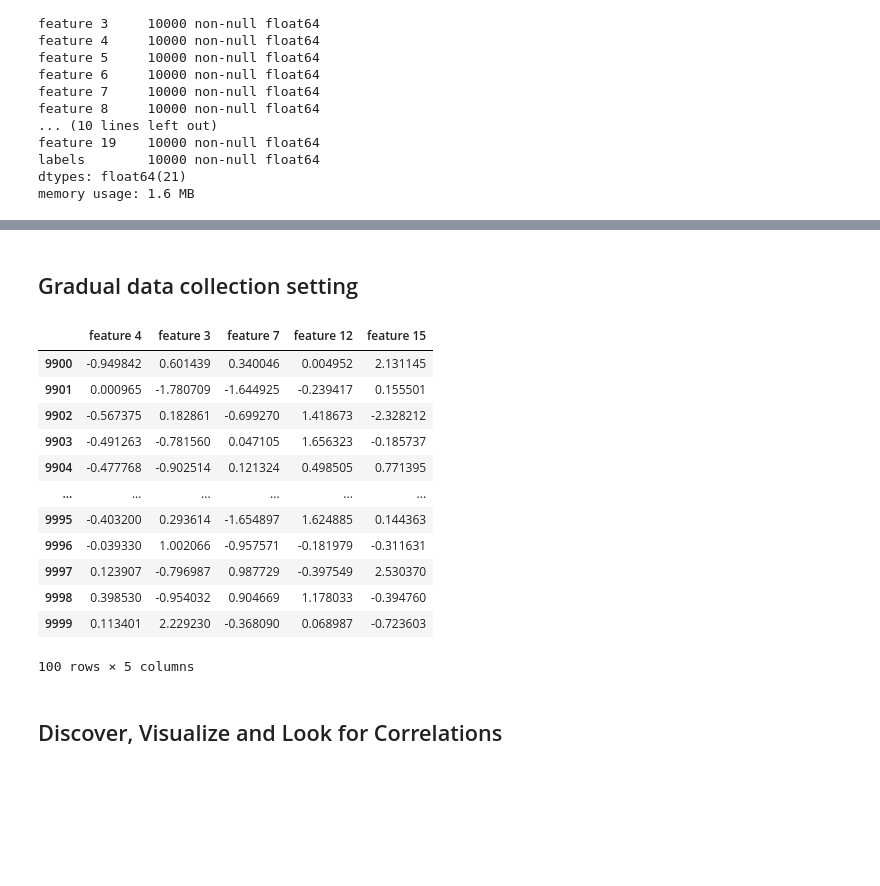
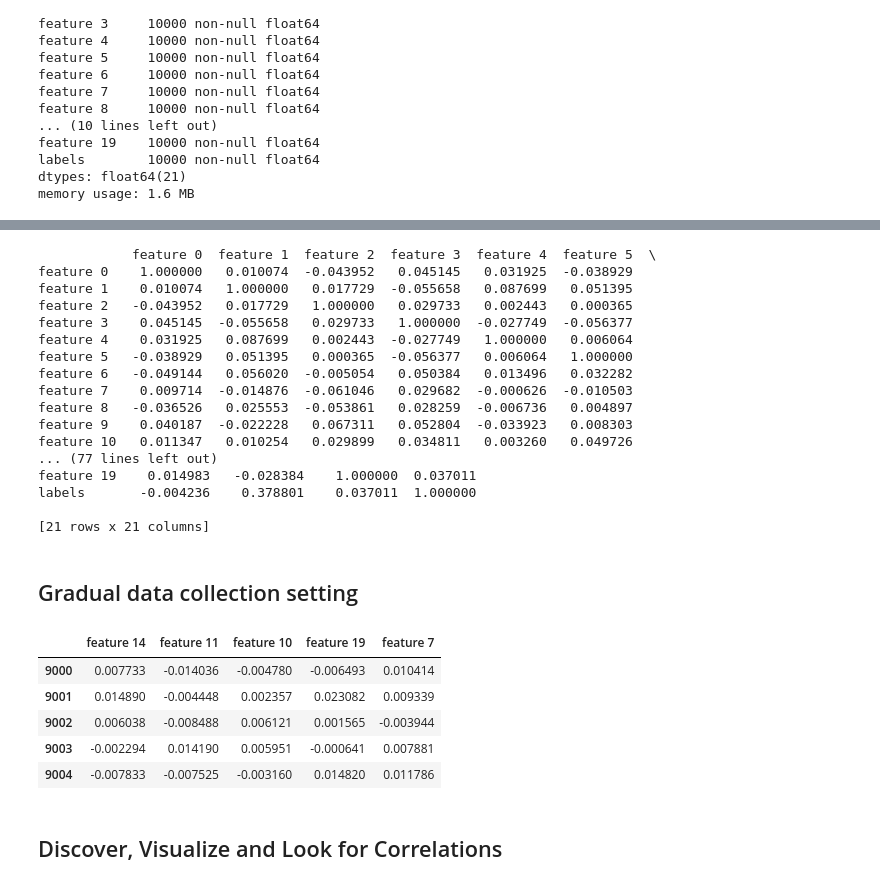
Before and after one commit to asahin1/optimal-feature-selection, a Jupyter notebook: data_generation_regression.ipynb, the cells around one changed output, grey strips where cells are left out. Saved outputs shown, nothing was run; the diff lists cells and outputs as text; code cells hidden in the pictures; blank space fills up the shorter version.

```diff
--- a/data_generation_regression.ipynb
+++ b/data_generation_regression.ipynb
@@ -12,16 +12,16 @@ Parameters:
 # %%
 n_samples = 10000
 n_features = 20
-n_informative = 10
+n_informative = 8
 n_targets = 1
-bias = 5
-effective_rank = None
-tail_strength = 0.3
-noise = 0.0
+bias = 1
+effective_rank = 20
+tail_strength = 0.7
+noise = 0.1
 shuffle = True
-coef = False
+coef = True
 random_state = 42
 # %%
-X, y = make_regression(n_samples, n_features, n_informative, n_targets, bias,
+X, y, coef= make_regression(n_samples, n_features, n_informative, n_targets, bias,
                       effective_rank, tail_strength, noise, shuffle, coef,
                       random_state)
@@ -87,10 +115,33 @@ plt.show()
+# %%
+print(corr_matrix)
+# %% [output]
+            feature 0  feature 1  feature 2  feature 3  feature 4  feature 5  \
+feature 0    1.000000   0.010074  -0.043952   0.045145   0.031925  -0.038929
+feature 1    0.010074   1.000000   0.017729  -0.055658   0.087699   0.051395
+feature 2   -0.043952   0.017729   1.000000   0.029733   0.002443   0.000365
+feature 3    0.045145  -0.055658   0.029733   1.000000  -0.027749  -0.056377
+feature 4    0.031925   0.087699   0.002443  -0.027749   1.000000   0.006064
+feature 5   -0.038929   0.051395   0.000365  -0.056377   0.006064   1.000000
+feature 6   -0.049144   0.056020  -0.005054   0.050384   0.013496   0.032282
+feature 7    0.009714  -0.014876  -0.061046   0.029682  -0.000626  -0.010503
+feature 8   -0.036526   0.025553  -0.053861   0.028259  -0.006736   0.004897
+feature 9    0.040187  -0.022228   0.067311   0.052804  -0.033923   0.008303
+feature 10   0.011347   0.010254   0.029899   0.034811   0.003260   0.049726
+... (77 lines left out)
+feature 19    0.014983   -0.028384    1.000000  0.037011
+labels       -0.004236    0.378801    0.037011  1.000000
+
+[21 rows x 21 columns]
 # %% [markdown]
 ## Gradual data collection setting
 # %%
-batch_size = 100
+batch_size = 1000
 feature_limit = 5
 # %%
 def feature_selection():
+
+    ''' random feature selection '''
+
     return np.random.choice(n_features,size=feature_limit,replace=False)
 # %%
 n_batches = int(n_samples/batch_size)
@@ -99,21 +150,14 @@ for batch in range(n_batches):
     X_batch = data[["feature {}".format(i) for i in selected_features]][batch*batch_size:(batch+1)*batch_size].copy()
     y_batch = data["labels"][batch*batch_size:(batch+1)*batch_size].copy()
 # %%
-X_batch
+X_batch.head()
 # %% [output]
-|  | feature 4 | feature 3 | feature 7 | feature 12 | feature 15 |
-| 9900 | -0.949842 | 0.601439 | 0.340046 | 0.004952 | 2.131145 |
-| 9901 | 0.000965 | -1.780709 | -1.644925 | -0.239417 | 0.155501 |
-| 9902 | -0.567375 | 0.182861 | -0.699270 | 1.418673 | -2.328212 |
-| 9903 | -0.491263 | -0.781560 | 0.047105 | 1.656323 | -0.185737 |
-| 9904 | -0.477768 | -0.902514 | 0.121324 | 0.498505 | 0.771395 |
-| ... | ... | ... | ... | ... | ... |
-| 9995 | -0.403200 | 0.293614 | -1.654897 | 1.624885 | 0.144363 |
-| 9996 | -0.039330 | 1.002066 | -0.957571 | -0.181979 | -0.311631 |
-| 9997 | 0.123907 | -0.796987 | 0.987729 | -0.397549 | 2.530370 |
-| 9998 | 0.398530 | -0.954032 | 0.904669 | 1.178033 | -0.394760 |
-| 9999 | 0.113401 | 2.229230 | -0.368090 | 0.068987 | -0.723603 |
+|  | feature 14 | feature 11 | feature 10 | feature 19 | feature 7 |
+| 9000 | 0.007733 | -0.014036 | -0.004780 | -0.006493 | 0.010414 |
+| 9001 | 0.014890 | -0.004448 | 0.002357 | 0.023082 | 0.009339 |
+| 9002 | 0.006038 | -0.008488 | 0.006121 | 0.001565 | -0.003944 |
+| 9003 | -0.002294 | 0.014190 | 0.005951 | -0.000641 | 0.007881 |
+| 9004 | -0.007833 | -0.007525 | -0.003160 | 0.014820 | 0.011786 |
-100 rows × 5 columns
 # %% [markdown]
 ## Discover, Visualize and Look for Correlations
 # %% [markdown]
```
Also changed, not shown: parts of 16 cells of this notebook, 2 other files.
